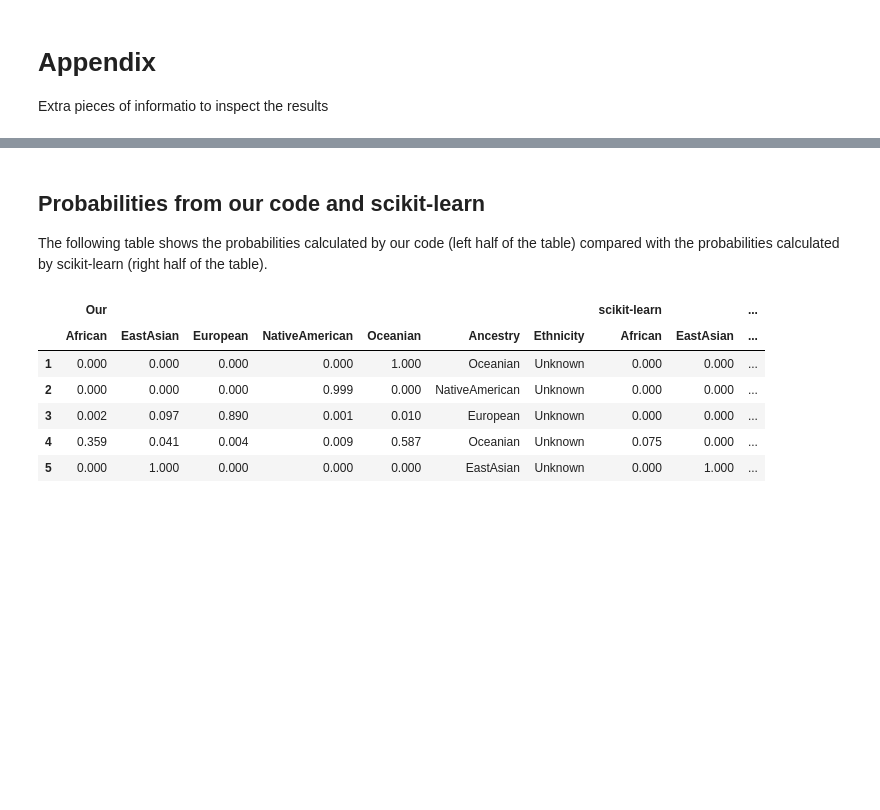
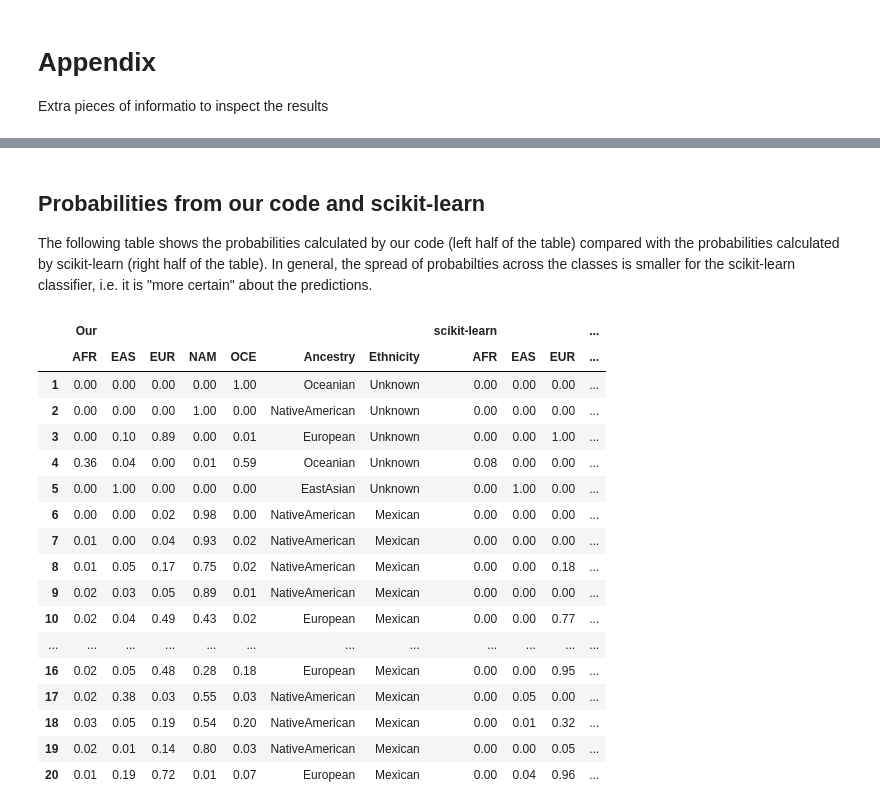
Before and after one commit to fau-masters-collected-works-cgarbin/regression-no-libraries, a Jupyter notebook: logistic_regression.ipynb, the cells around one changed output, grey strips where cells are left out. Drawn from its saved outputs; the diff is of its cells as text; code cells hidden in the pictures; blank space fills up the shorter version.

```diff
--- a/logistic_regression.ipynb
+++ b/logistic_regression.ipynb
@@ -61,6 +62,11 @@ NUM_TESTS = len(LAMBDAS_TO_TEST)
 LR = 0.00001
 ITERATIONS = 10_000
 NUM_FOLDS = 5
+
+# Note: hard-coded for simplification - must match the classifier
+CLASS_NAMES = ['African', 'EastAsian', 'European', 'NativeAmerican', 'Oceanian']
+# Shorter names for better-lloking tables when exported to PDF
+CLASS_NAMES_SHORT = ['AFR', 'EAS', 'EUR', 'NAM', 'OCE']
 # %% [markdown]
 Read the dataset and prepare it by encoding categorical columns, standardizing if asked to do so. Note that there is no caching. For a larger dataset we should probably cache it.
 
@@ -69,7 +75,6 @@ Also set constants that depend on the dataset.
 TRAINING_DATASET = 'training'
 TEST_DATASET = 'test'
 FEATURE_NAMES = []
-CLASS_NAMES = []
 
 def read_dataset(train_test: str,
     standardize: bool = True) -> Tuple[np.ndarray, np.ndarray]:
@@ -87,11 +92,6 @@ def read_dataset(train_test: str,
     x, y, y_raw, FEATURE_NAMES, classes = utils.read_dataset(file,
         hot_encode=True, shuffle=shuffle)
 
-    # A bit of a hack to store class names only when reading from
-    # the training file (the first time)
-    if len(CLASS_NAMES) == 0:
-        CLASS_NAMES = classes
-
     if standardize:
         utils.scale(x)
         # Note that y is not centered in this case
@@ -219,7 +221,7 @@ Show probabilities and classes for the test set.
 dfclass = pd.DataFrame([CLASS_NAMES[int(x)] for x in classes4], columns=['Ancestry'])
 dfclass.index = np.arange(1, len(dfclass) + 1)
 # Probabilities for each class
-dfprob = pd.DataFrame(probabilities4, columns=CLASS_NAMES)
+dfprob = pd.DataFrame(probabilities4, columns=CLASS_NAMES_SHORT)
 dfprob.index = np.arange(1, len(dfprob) + 1)
 # The ethnicity columnb from the test set
 dfethnicity = pd.DataFrame(y_test_raw, columns=['Ethnicity'])
@@ -384,7 +388,7 @@ Show class probabilities and predicted ancestry, compared with the original clas
 dfclass_sk = pd.DataFrame([model_sk.classes_[int(x)] for x in classes_sk], columns=['Ancestry'])
 dfclass_sk.index = np.arange(1, len(dfclass_sk) + 1)
 # Probabilities for each class
-dfprob_sk = pd.DataFrame(probabilities_sk, columns=model_sk.classes_)
+dfprob_sk = pd.DataFrame(probabilities_sk, columns=CLASS_NAMES_SHORT)
 dfprob_sk.index = np.arange(1, len(dfprob_sk) + 1)
 # The ethnicity columnb from the test set
 dfethnicity = pd.DataFrame(y_test_raw, columns=['Ethnicity'])
@@ -456,15 +466,26 @@ dfpcprobs[:5]
 # %% [markdown]
 ## Probabilities from our code and scikit-learn
 
-The following table shows the probabilities calculated by our code (left half of the table) compared with the probabilities calculated by scikit-learn (right half of the table).
+The following table shows the probabilities calculated by our code (left half of the table) compared with the probabilities calculated by scikit-learn (right half of the table). In general, the spread of probabilties across the classes is smaller for the scikit-learn classifier, i.e. it is "more certain" about the predictions.
 # %%
 df_ours_sk = pd.concat({'Our': dfcombined, 'scikit-learn': dfcombined_sk}, axis=1)
-df_ours_sk[:5]
+df_ours_sk[:20]
 # %% [output]
-|  | Our |  |  |  |  |  |  | scikit-learn |  | ... |
-|  | African | EastAsian | European | NativeAmerican | Oceanian | Ancestry | Ethnicity | African | EastAsian | ... |
-| 1 | 0.000 | 0.000 | 0.000 | 0.000 | 1.000 | Oceanian | Unknown | 0.000 | 0.000 | ... |
-| 2 | 0.000 | 0.000 | 0.000 | 0.999 | 0.000 | NativeAmerican | Unknown | 0.000 | 0.000 | ... |
-| 3 | 0.002 | 0.097 | 0.890 | 0.001 | 0.010 | European | Unknown | 0.000 | 0.000 | ... |
-| 4 | 0.359 | 0.041 | 0.004 | 0.009 | 0.587 | Oceanian | Unknown | 0.075 | 0.000 | ... |
-| 5 | 0.000 | 1.000 | 0.000 | 0.000 | 0.000 | EastAsian | Unknown | 0.000 | 1.000 | ... |
+|  | Our |  |  |  |  |  |  | scikit-learn |  |  | ... |
+|  | AFR | EAS | EUR | NAM | OCE | Ancestry | Ethnicity | AFR | EAS | EUR | ... |
+| 1 | 0.00 | 0.00 | 0.00 | 0.00 | 1.00 | Oceanian | Unknown | 0.00 | 0.00 | 0.00 | ... |
+| 2 | 0.00 | 0.00 | 0.00 | 1.00 | 0.00 | NativeAmerican | Unknown | 0.00 | 0.00 | 0.00 | ... |
+| 3 | 0.00 | 0.10 | 0.89 | 0.00 | 0.01 | European | Unknown | 0.00 | 0.00 | 1.00 | ... |
+| 4 | 0.36 | 0.04 | 0.00 | 0.01 | 0.59 | Oceanian | Unknown | 0.08 | 0.00 | 0.00 | ... |
+| 5 | 0.00 | 1.00 | 0.00 | 0.00 | 0.00 | EastAsian | Unknown | 0.00 | 1.00 | 0.00 | ... |
+| 6 | 0.00 | 0.00 | 0.02 | 0.98 | 0.00 | NativeAmerican | Mexican | 0.00 | 0.00 | 0.00 | ... |
+| 7 | 0.01 | 0.00 | 0.04 | 0.93 | 0.02 | NativeAmerican | Mexican | 0.00 | 0.00 | 0.00 | ... |
+| 8 | 0.01 | 0.05 | 0.17 | 0.75 | 0.02 | NativeAmerican | Mexican | 0.00 | 0.00 | 0.18 | ... |
+| 9 | 0.02 | 0.03 | 0.05 | 0.89 | 0.01 | NativeAmerican | Mexican | 0.00 | 0.00 | 0.00 | ... |
+| 10 | 0.02 | 0.04 | 0.49 | 0.43 | 0.02 | European | Mexican | 0.00 | 0.00 | 0.77 | ... |
+| ... | ... | ... | ... | ... | ... | ... | ... | ... | ... | ... | ... |
+| 16 | 0.02 | 0.05 | 0.48 | 0.28 | 0.18 | European | Mexican | 0.00 | 0.00 | 0.95 | ... |
+| 17 | 0.02 | 0.38 | 0.03 | 0.55 | 0.03 | NativeAmerican | Mexican | 0.00 | 0.05 | 0.00 | ... |
+| 18 | 0.03 | 0.05 | 0.19 | 0.54 | 0.20 | NativeAmerican | Mexican | 0.00 | 0.01 | 0.32 | ... |
+| 19 | 0.02 | 0.01 | 0.14 | 0.80 | 0.03 | NativeAmerican | Mexican | 0.00 | 0.00 | 0.05 | ... |
+| 20 | 0.01 | 0.19 | 0.72 | 0.01 | 0.07 | European | Mexican | 0.00 | 0.04 | 0.96 | ... |
```
Also changed, not shown: parts of 13 cells of this notebook.
